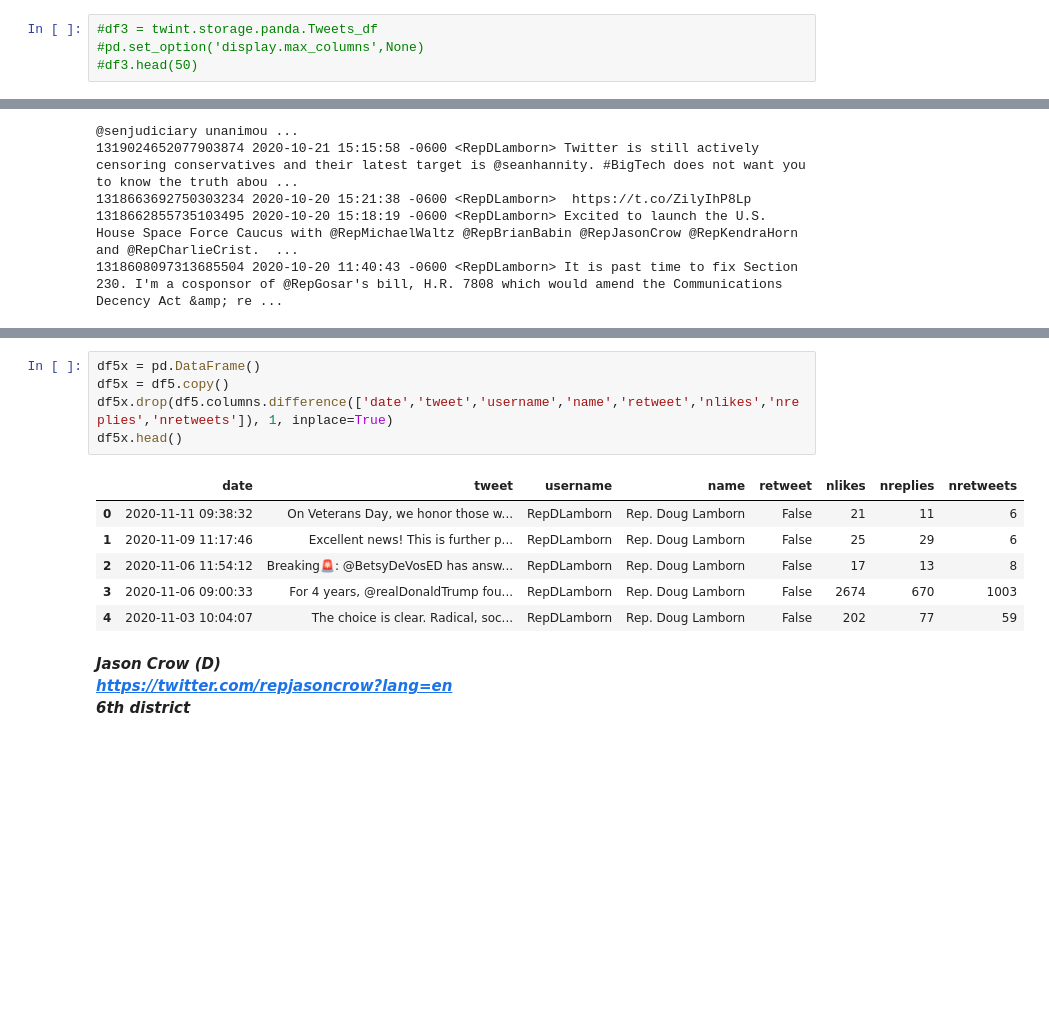
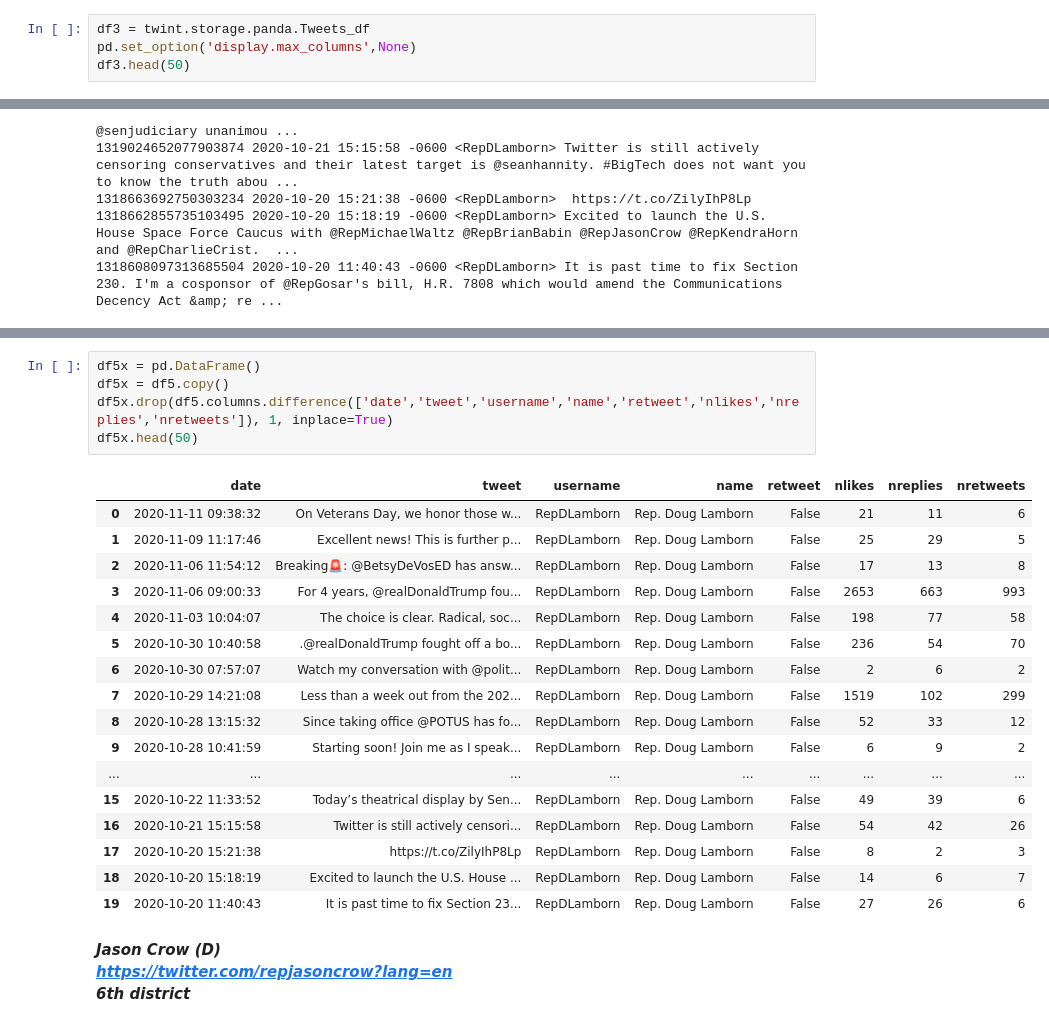
Before and after one commit to misinformationCapstone/misinformationCapstone.github.io, a Jupyter notebook: Twint.ipynb, the cells around one changed output, grey strips where cells are left out. Cells and saved outputs as stored; diff of their text form; blank space fills up the shorter version.

```diff
--- a/Twint.ipynb
+++ b/Twint.ipynb
@@ -184,6 +196,6 @@ twint.run.Search(c)
 [!] No more data! Scraping will stop now.
 found 0 deleted tweets in this search.
 # %%
-#df3 = twint.storage.panda.Tweets_df
-#pd.set_option('display.max_columns',None)
-#df3.head(50)
+df3 = twint.storage.panda.Tweets_df
+pd.set_option('display.max_columns',None)
+df3.head(50)
@@ -313,15 +345,26 @@ df5.head(50)
 # %%
 df5x = pd.DataFrame()
 df5x = df5.copy()
 df5x.drop(df5.columns.difference(['date','tweet','username','name','retweet','nlikes','nreplies','nretweets']), 1, inplace=True)
-df5x.head()
+df5x.head(50)
 # %% [output]
 |  | date | tweet | username | name | retweet | nlikes | nreplies | nretweets |
 | 0 | 2020-11-11 09:38:32 | On Veterans Day, we honor those w... | RepDLamborn | Rep. Doug Lamborn | False | 21 | 11 | 6 |
-| 1 | 2020-11-09 11:17:46 | Excellent news! This is further p... | RepDLamborn | Rep. Doug Lamborn | False | 25 | 29 | 6 |
+| 1 | 2020-11-09 11:17:46 | Excellent news! This is further p... | RepDLamborn | Rep. Doug Lamborn | False | 25 | 29 | 5 |
 | 2 | 2020-11-06 11:54:12 | Breaking🚨: @BetsyDeVosED has answ... | RepDLamborn | Rep. Doug Lamborn | False | 17 | 13 | 8 |
-| 3 | 2020-11-06 09:00:33 | For 4 years, @realDonaldTrump fou... | RepDLamborn | Rep. Doug Lamborn | False | 2674 | 670 | 1003 |
-| 4 | 2020-11-03 10:04:07 | The choice is clear. Radical, soc... | RepDLamborn | Rep. Doug Lamborn | False | 202 | 77 | 59 |
+| 3 | 2020-11-06 09:00:33 | For 4 years, @realDonaldTrump fou... | RepDLamborn | Rep. Doug Lamborn | False | 2653 | 663 | 993 |
+| 4 | 2020-11-03 10:04:07 | The choice is clear. Radical, soc... | RepDLamborn | Rep. Doug Lamborn | False | 198 | 77 | 58 |
+| 5 | 2020-10-30 10:40:58 | .@realDonaldTrump fought off a bo... | RepDLamborn | Rep. Doug Lamborn | False | 236 | 54 | 70 |
+| 6 | 2020-10-30 07:57:07 | Watch my conversation with @polit... | RepDLamborn | Rep. Doug Lamborn | False | 2 | 6 | 2 |
+| 7 | 2020-10-29 14:21:08 | Less than a week out from the 202... | RepDLamborn | Rep. Doug Lamborn | False | 1519 | 102 | 299 |
+| 8 | 2020-10-28 13:15:32 | Since taking office @POTUS has fo... | RepDLamborn | Rep. Doug Lamborn | False | 52 | 33 | 12 |
+| 9 | 2020-10-28 10:41:59 | Starting soon! Join me as I speak... | RepDLamborn | Rep. Doug Lamborn | False | 6 | 9 | 2 |
+| ... | ... | ... | ... | ... | ... | ... | ... | ... |
+| 15 | 2020-10-22 11:33:52 | Today’s theatrical display by Sen... | RepDLamborn | Rep. Doug Lamborn | False | 49 | 39 | 6 |
+| 16 | 2020-10-21 15:15:58 | Twitter is still actively censori... | RepDLamborn | Rep. Doug Lamborn | False | 54 | 42 | 26 |
+| 17 | 2020-10-20 15:21:38 | https://t.co/ZilyIhP8Lp | RepDLamborn | Rep. Doug Lamborn | False | 8 | 2 | 3 |
+| 18 | 2020-10-20 15:18:19 | Excited to launch the U.S. House ... | RepDLamborn | Rep. Doug Lamborn | False | 14 | 6 | 7 |
+| 19 | 2020-10-20 11:40:43 | It is past time to fix Section 23... | RepDLamborn | Rep. Doug Lamborn | False | 27 | 26 | 6 |
 # %% [markdown]
 ***Jason Crow (D)<br/>
 https://twitter.com/repjasoncrow?lang=en <br/>
```
Also changed, not shown: parts of 28 cells of this notebook.
